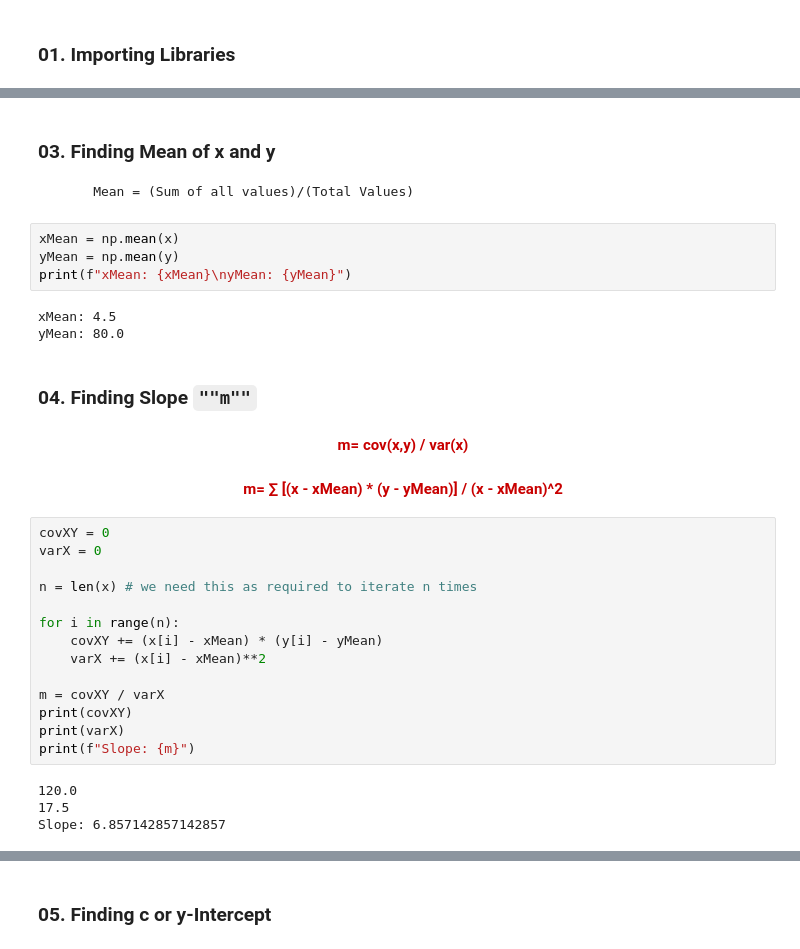
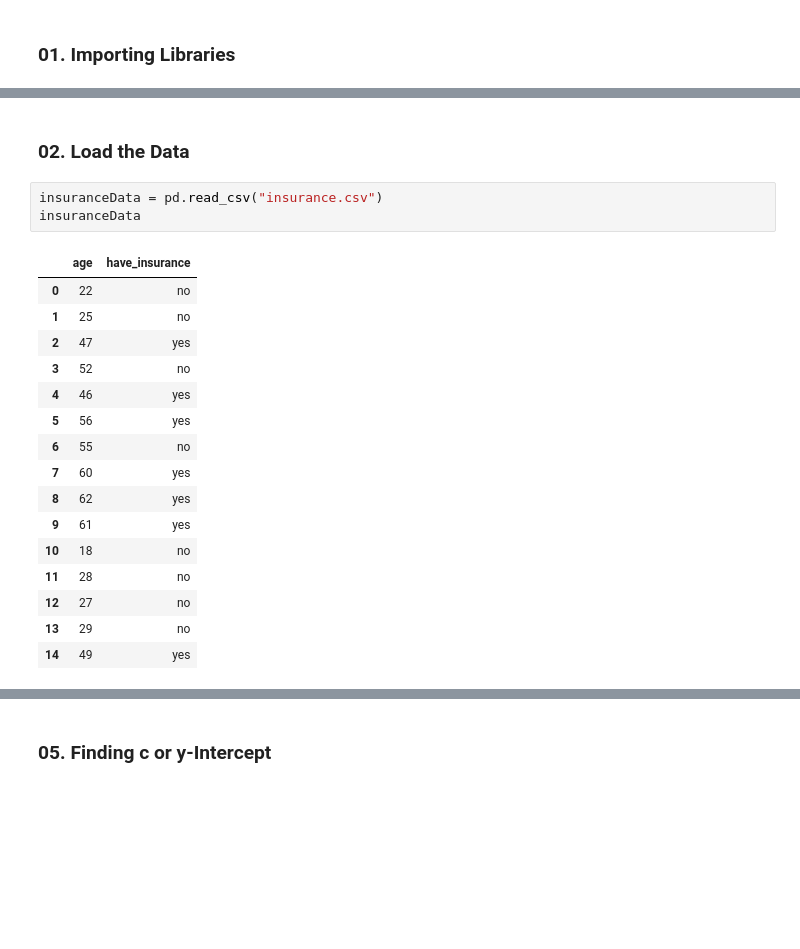
Before and after one commit to ZiaUrRehman-bit/Implementation-of-Machine-Learning-Algorithm, a Jupyter notebook: 03. Logistic Regression/01.LogisticRegressionBasics.ipynb, the cells around one changed output, grey strips where cells are left out. Saved outputs shown, nothing was run; the diff lists cells and outputs as text; blank space fills up the shorter version.

```diff
--- a/03. Logistic Regression/01.LogisticRegressionBasics.ipynb
+++ b/03. Logistic Regression/01.LogisticRegressionBasics.ipynb
@@ -113,32 +56,22 @@ Final Exam Score: [60 70 80 85 90 95]
-# %% [markdown]
-### 03. Finding Mean of x and y
-         Mean = (Sum of all values)/(Total Values)
-# %%
-xMean = np.mean(x)
-yMean = np.mean(y)
-print(f"xMean: {xMean}\nyMean: {yMean}")
-# %% [output]
-xMean: 4.5
-yMean: 80.0
-# %% [markdown]
-### 04. Finding Slope `""m""`
-#### **<center> <font style="color:rgb(200,0,0)"> m=  cov(x,y) / var(x) </font> </center>**
-#### **<center> <font style="color:rgb(200,0,0)"> m=  ∑ [(x - xMean) * (y - yMean)] / (x - xMean)^2 </font> </center>**
-# %%
-covXY = 0
-varX = 0
-
-n = len(x) # we need this as required to iterate n times
-
-for i in range(n):
-    covXY += (x[i] - xMean) * (y[i] - yMean)
-    varX += (x[i] - xMean)**2
-
-m = covXY / varX
-print(covXY)
-print(varX)
-print(f"Slope: {m}")
-# %% [output]
-120.0
-17.5
-Slope: 6.857142857142857
+# %% [markdown]
+### 02. Load the Data
+# %%
+insuranceData = pd.read_csv("insurance.csv")
+insuranceData
+# %% [output]
+|  | age | have_insurance |
+| 0 | 22 | no |
+| 1 | 25 | no |
+| 2 | 47 | yes |
+| 3 | 52 | no |
+| 4 | 46 | yes |
+| 5 | 56 | yes |
+| 6 | 55 | no |
+| 7 | 60 | yes |
+| 8 | 62 | yes |
+| 9 | 61 | yes |
+| 10 | 18 | no |
+| 11 | 28 | no |
+| 12 | 27 | no |
+| 13 | 29 | no |
+| 14 | 49 | yes |
```
Also changed, not shown: parts of 30 cells of this notebook, 1 other file.
